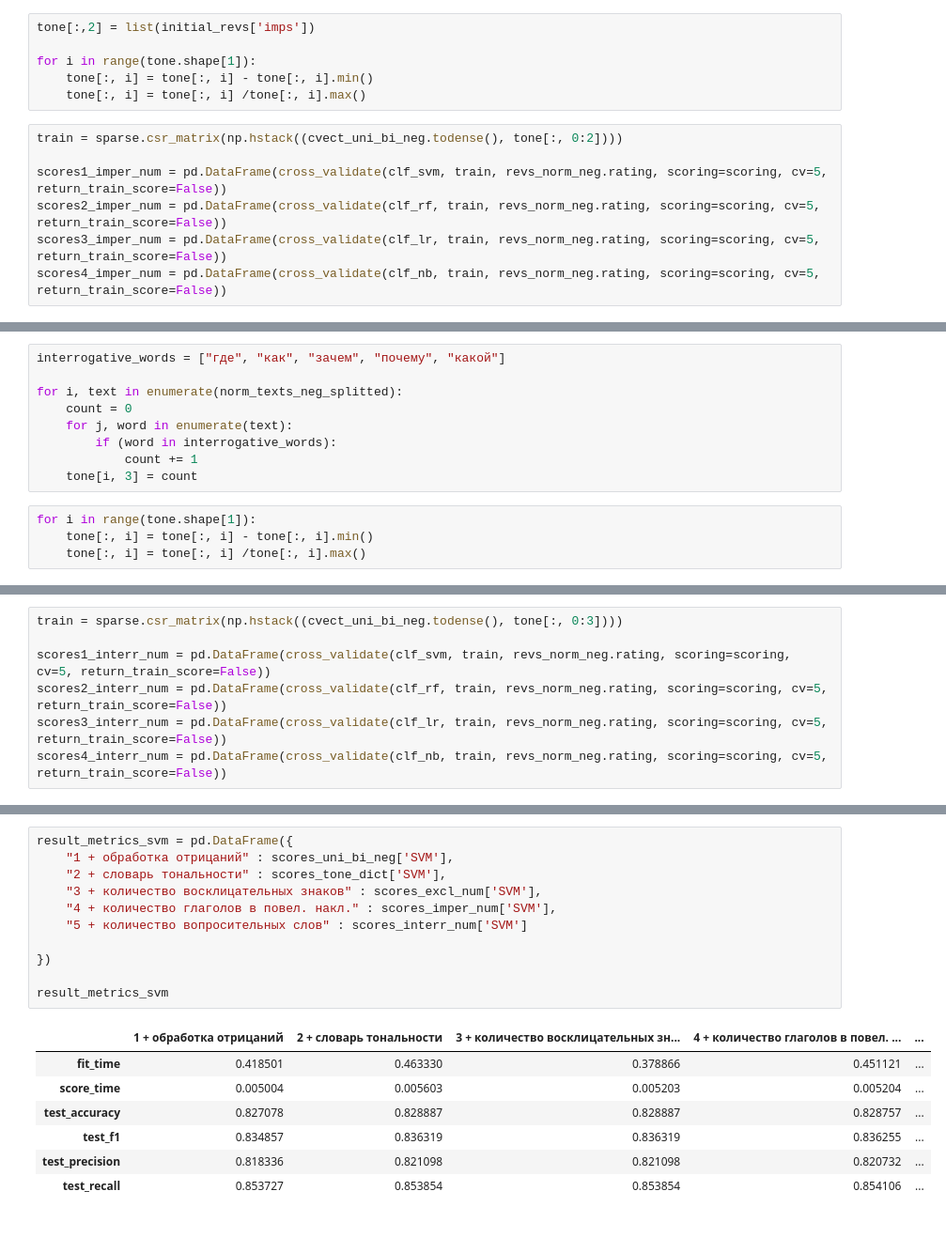
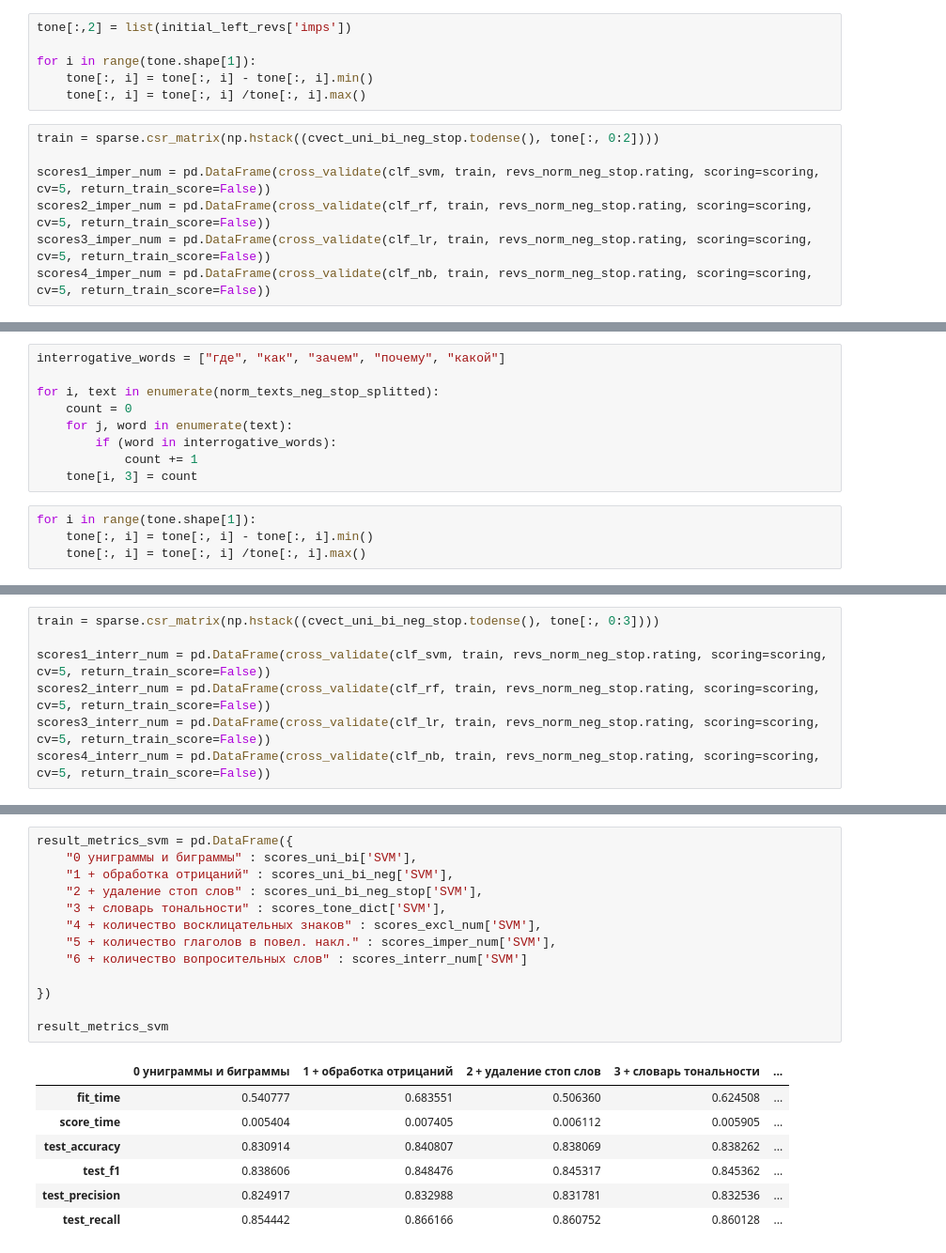
Before and after one commit to dayannn/sentiments, a Jupyter notebook: Sent2.ipynb, the cells around one changed output, grey strips where cells are left out. Shown at 94% size. Saved outputs shown, nothing was run; the diff lists cells and outputs as text.

```diff
--- a/Sent2.ipynb
+++ b/Sent2.ipynb
@@ -711,16 +823,16 @@ initial_revs['imps'] = [getImperatives(line) for line in initial_revs.content]
 # %%
-tone[:,2] = list(initial_revs['imps'])
+tone[:,2] = list(initial_left_revs['imps'])
 
 for i in range(tone.shape[1]):
     tone[:, i] = tone[:, i] - tone[:, i].min()
     tone[:, i] = tone[:, i] /tone[:, i].max()
 # %%
-train = sparse.csr_matrix(np.hstack((cvect_uni_bi_neg.todense(), tone[:, 0:2])))
+train = sparse.csr_matrix(np.hstack((cvect_uni_bi_neg_stop.todense(), tone[:, 0:2])))
 
-scores1_imper_num = pd.DataFrame(cross_validate(clf_svm, train, revs_norm_neg.rating, scoring=scoring, cv=5, return_train_score=False))
-scores2_imper_num = pd.DataFrame(cross_validate(clf_rf, train, revs_norm_neg.rating, scoring=scoring, cv=5, return_train_score=False))
-scores3_imper_num = pd.DataFrame(cross_validate(clf_lr, train, revs_norm_neg.rating, scoring=scoring, cv=5, return_train_score=False))
-scores4_imper_num = pd.DataFrame(cross_validate(clf_nb, train, revs_norm_neg.rating, scoring=scoring, cv=5, return_train_score=False))
+scores1_imper_num = pd.DataFrame(cross_validate(clf_svm, train, revs_norm_neg_stop.rating, scoring=scoring, cv=5, return_train_score=False))
+scores2_imper_num = pd.DataFrame(cross_validate(clf_rf, train, revs_norm_neg_stop.rating, scoring=scoring, cv=5, return_train_score=False))
+scores3_imper_num = pd.DataFrame(cross_validate(clf_lr, train, revs_norm_neg_stop.rating, scoring=scoring, cv=5, return_train_score=False))
+scores4_imper_num = pd.DataFrame(cross_validate(clf_nb, train, revs_norm_neg_stop.rating, scoring=scoring, cv=5, return_train_score=False))
 # %%
 scores_imper_num = pd.DataFrame({
     "SVM" : scores1_imper_num.mean(),
@@ -745,7 +857,7 @@ scores_imper_num
 # %%
 interrogative_words = ["где", "как", "зачем", "почему", "какой"]
 
-for i, text in enumerate(norm_texts_neg_splitted):
+for i, text in enumerate(norm_texts_neg_stop_splitted):
     count = 0
     for j, word in enumerate(text):
         if (word in interrogative_words):
@@ -762,10 +870,10 @@ cvect_uni_bi_neg.shape
 # %%
-train = sparse.csr_matrix(np.hstack((cvect_uni_bi_neg.todense(), tone[:, 0:3])))
+train = sparse.csr_matrix(np.hstack((cvect_uni_bi_neg_stop.todense(), tone[:, 0:3])))
 
-scores1_interr_num = pd.DataFrame(cross_validate(clf_svm, train, revs_norm_neg.rating, scoring=scoring, cv=5, return_train_score=False))
-scores2_interr_num = pd.DataFrame(cross_validate(clf_rf, train, revs_norm_neg.rating, scoring=scoring, cv=5, return_train_score=False))
-scores3_interr_num = pd.DataFrame(cross_validate(clf_lr, train, revs_norm_neg.rating, scoring=scoring, cv=5, return_train_score=False))
-scores4_interr_num = pd.DataFrame(cross_validate(clf_nb, train, revs_norm_neg.rating, scoring=scoring, cv=5, return_train_score=False))
+scores1_interr_num = pd.DataFrame(cross_validate(clf_svm, train, revs_norm_neg_stop.rating, scoring=scoring, cv=5, return_train_score=False))
+scores2_interr_num = pd.DataFrame(cross_validate(clf_rf, train, revs_norm_neg_stop.rating, scoring=scoring, cv=5, return_train_score=False))
+scores3_interr_num = pd.DataFrame(cross_validate(clf_lr, train, revs_norm_neg_stop.rating, scoring=scoring, cv=5, return_train_score=False))
+scores4_interr_num = pd.DataFrame(cross_validate(clf_nb, train, revs_norm_neg_stop.rating, scoring=scoring, cv=5, return_train_score=False))
 # %%
 scores_interr_num = pd.DataFrame({
     "SVM" : scores1_interr_num.mean(),
@@ -796,21 +894,23 @@ Name: SVM, dtype: float64
 # %%
 result_metrics_svm = pd.DataFrame({
+    "0 униграммы и биграммы" : scores_uni_bi['SVM'],
     "1 + обработка отрицаний" : scores_uni_bi_neg['SVM'],
-    "2 + словарь тональности" : scores_tone_dict['SVM'],
-    "3 + количество восклицательных знаков" : scores_excl_num['SVM'],
-    "4 + количество глаголов в повел. накл." : scores_imper_num['SVM'],
-    "5 + количество вопросительных слов" : scores_interr_num['SVM']
+    "2 + удаление стоп слов" : scores_uni_bi_neg_stop['SVM'],
+    "3 + словарь тональности" : scores_tone_dict['SVM'],
+    "4 + количество восклицательных знаков" : scores_excl_num['SVM'],
+    "5 + количество глаголов в повел. накл." : scores_imper_num['SVM'],
+    "6 + количество вопросительных слов" : scores_interr_num['SVM']
 
 })
 
 result_metrics_svm
 # %% [output]
-|  | 1 + обработка отрицаний | 2 + словарь тональности | 3 + количество восклицательных зн... | 4 + количество глаголов в повел. ... | ... |
-| fit_time | 0.418501 | 0.463330 | 0.378866 | 0.451121 | ... |
-| score_time | 0.005004 | 0.005603 | 0.005203 | 0.005204 | ... |
-| test_accuracy | 0.827078 | 0.828887 | 0.828887 | 0.828757 | ... |
-| test_f1 | 0.834857 | 0.836319 | 0.836319 | 0.836255 | ... |
-| test_precision | 0.818336 | 0.821098 | 0.821098 | 0.820732 | ... |
-| test_recall | 0.853727 | 0.853854 | 0.853854 | 0.854106 | ... |
+|  | 0 униграммы и биграммы | 1 + обработка отрицаний | 2 + удаление стоп слов | 3 + словарь тональности | ... |
+| fit_time | 0.540777 | 0.683551 | 0.506360 | 0.624508 | ... |
+| score_time | 0.005404 | 0.007405 | 0.006112 | 0.005905 | ... |
+| test_accuracy | 0.830914 | 0.840807 | 0.838069 | 0.838262 | ... |
+| test_f1 | 0.838606 | 0.848476 | 0.845317 | 0.845362 | ... |
+| test_precision | 0.824917 | 0.832988 | 0.831781 | 0.832536 | ... |
+| test_recall | 0.854442 | 0.866166 | 0.860752 | 0.860128 | ... |
 # %%
 result_metrics_nb = pd.DataFrame({
```
Also changed, not shown: parts of 47 cells of this notebook.
